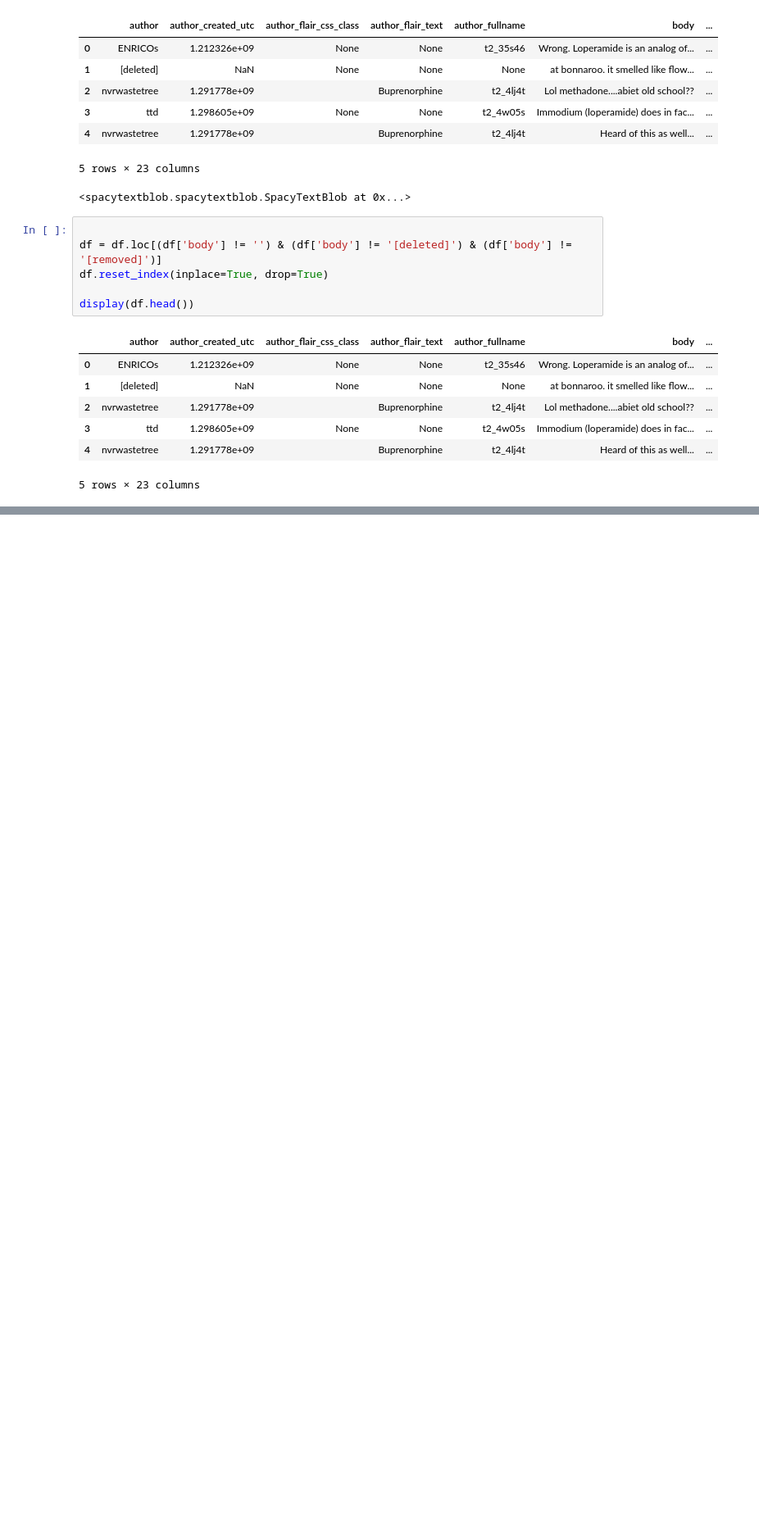
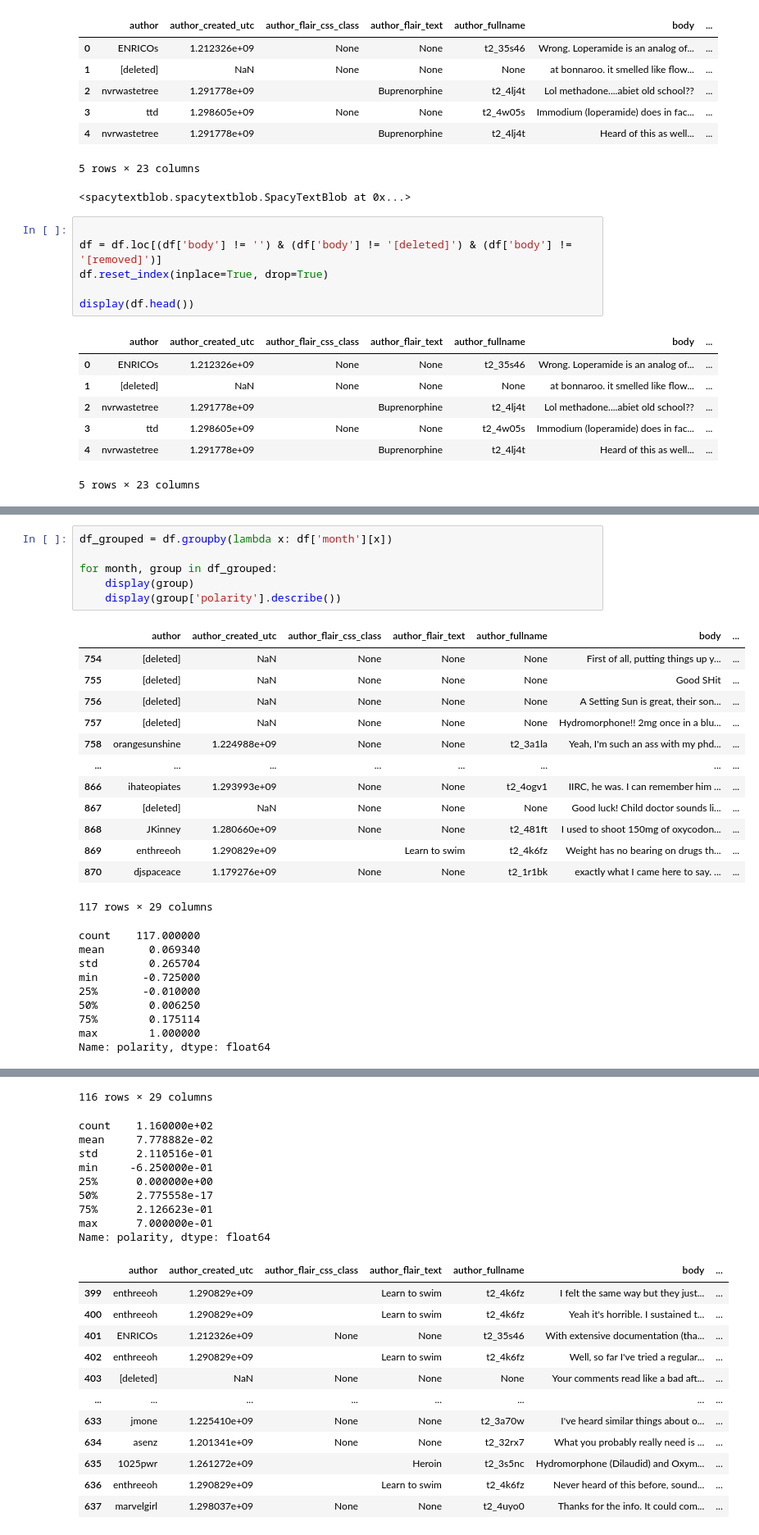
Before and after one commit to RussellABH/OPTUS-AI, a Jupyter notebook: analysis/yashas/test.ipynb, the cells around one changed output, grey strips where cells are left out. Shown at 82% size. Saved outputs shown, nothing was run; the diff lists cells and outputs as text; blank space fills up the shorter version.

Commit message:
added analysis on individuals over time and specific to some months

```diff
--- a/analysis/yashas/test.ipynb
+++ b/analysis/yashas/test.ipynb
@@ -217,0 +81,29 @@ Name: month, Length: 1104, dtype: object
+# %%
+df_grouped = df.groupby(lambda x: df['month'][x])
+
+for month, group in df_grouped:
+    display(group)
+    display(group['polarity'].describe())
+# %% [output]
+|  | author | author_created_utc | author_flair_css_class | author_flair_text | author_fullname | body | ... |
+| 754 | [deleted] | NaN | None | None | None | First of all, putting things up y... | ... |
+| 755 | [deleted] | NaN | None | None | None | Good SHit | ... |
+| 756 | [deleted] | NaN | None | None | None | A Setting Sun is great, their son... | ... |
+| 757 | [deleted] | NaN | None | None | None | Hydromorphone!! 2mg once in a blu... | ... |
+| 758 | orangesunshine | 1.224988e+09 | None | None | t2_3a1la | Yeah, I'm such an ass with my phd... | ... |
+| ... | ... | ... | ... | ... | ... | ... | ... |
+| 866 | ihateopiates | 1.293993e+09 | None | None | t2_4ogv1 | IIRC, he was. I can remember him ... | ... |
+| 867 | [deleted] | NaN | None | None | None | Good luck! Child doctor sounds li... | ... |
+| 868 | JKinney | 1.280660e+09 | None | None | t2_481ft | I used to shoot 150mg of oxycodon... | ... |
+| 869 | enthreeoh | 1.290829e+09 |  | Learn to swim | t2_4k6fz | Weight has no bearing on drugs th... | ... |
+| 870 | djspaceace | 1.179276e+09 | None | None | t2_1r1bk | exactly what I came here to say. ... | ... |
+117 rows × 29 columns
+count    117.000000
+mean       0.069340
+std        0.265704
+min       -0.725000
+25%       -0.010000
+50%        0.006250
+75%        0.175114
+max        1.000000
+Name: polarity, dtype: float64
@@ -217,0 +122,22 @@ Name: month, Length: 1104, dtype: object
+116 rows × 29 columns
+count    1.160000e+02
+mean     7.778882e-02
+std      2.110516e-01
+min     -6.250000e-01
+25%      0.000000e+00
+50%      2.775558e-17
+75%      2.126623e-01
+max      7.000000e-01
+Name: polarity, dtype: float64
+|  | author | author_created_utc | author_flair_css_class | author_flair_text | author_fullname | body | ... |
+| 399 | enthreeoh | 1.290829e+09 |  | Learn to swim | t2_4k6fz | I felt the same way but they just... | ... |
+| 400 | enthreeoh | 1.290829e+09 |  | Learn to swim | t2_4k6fz | Yeah it's horrible. I sustained t... | ... |
+| 401 | ENRICOs | 1.212326e+09 | None | None | t2_35s46 | With extensive documentation (tha... | ... |
+| 402 | enthreeoh | 1.290829e+09 |  | Learn to swim | t2_4k6fz | Well, so far I've tried a regular... | ... |
+| 403 | [deleted] | NaN | None | None | None | Your comments read like a bad aft... | ... |
+| ... | ... | ... | ... | ... | ... | ... | ... |
+| 633 | jmone | 1.225410e+09 | None | None | t2_3a70w | I've heard similar things about o... | ... |
+| 634 | asenz | 1.201341e+09 | None | None | t2_32rx7 | What you probably really need is ... | ... |
+| 635 | 1025pwr | 1.261272e+09 |  | Heroin | t2_3s5nc | Hydromorphone (Dilaudid) and Oxym... | ... |
+| 636 | enthreeoh | 1.290829e+09 |  | Learn to swim | t2_4k6fz | Never heard of this before, sound... | ... |
+| 637 | marvelgirl | 1.298037e+09 | None | None | t2_4uyo0 | Thanks for the info. It could com... | ... |
```
Also changed, not shown: parts of 6 cells of this notebook.
